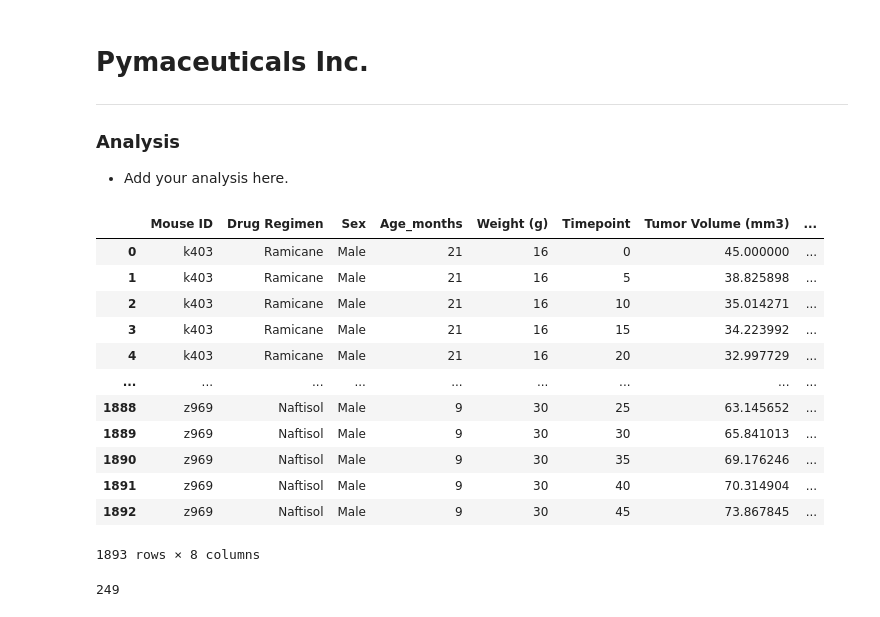
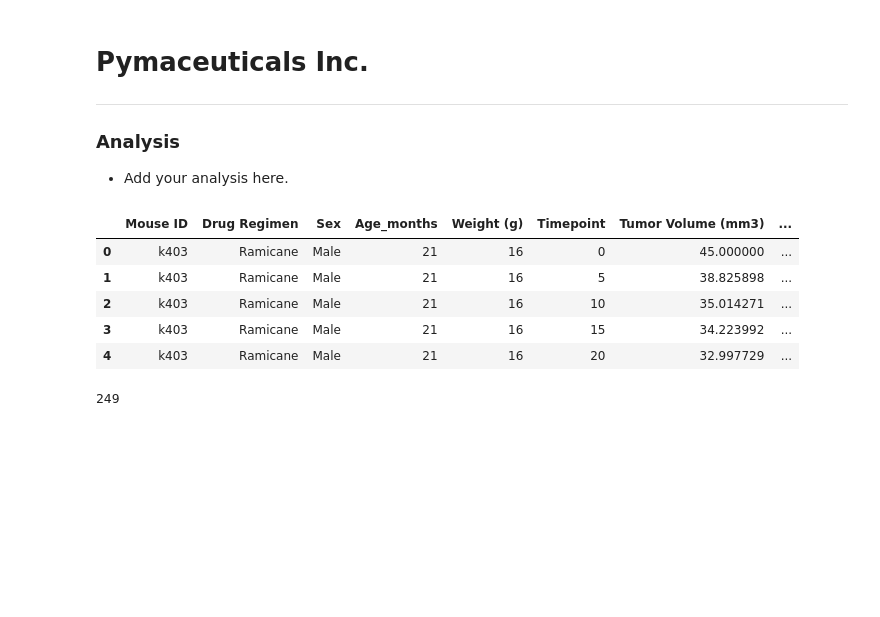
Before and after one commit to Oleslamburger/Module5-challenge, a Jupyter notebook: Starter_Code 3/pymaceuticals_starter_Analysis.ipynb, the cells around one changed output. Drawn from its saved outputs; the diff is of its cells as text; code cells hidden in the pictures; blank space fills up the shorter version.

```diff
--- a/Starter_Code 3/pymaceuticals_starter_Analysis.ipynb
+++ b/Starter_Code 3/pymaceuticals_starter_Analysis.ipynb
@@ -8,38 +8,33 @@
 # %%
 # Dependencies and Setup
 import matplotlib.pyplot as plt
+import numpy as np
 import pandas as pd
 import scipy.stats as st
 from pathlib import Path
+from scipy.stats import linregress
 
 # Study data files
 mouse_metadata_path = Path('./Pymaceuticals/data/Mouse_metadata.csv')
 study_results_path = Path('./Pymaceuticals/data/Study_results.csv')
 
 
 # Read the mouse data and the study results
 mouse_metadata = pd.read_csv(mouse_metadata_path)
 study_results = pd.read_csv(study_results_path)
 
 # Combine the data into a single DataFrame
-Pymaceuticals_DF = pd.merge(mouse_metadata, study_results, how='left', on=["Mouse ID"])
+Pymaceuticals_DF = pd.merge(mouse_metadata, study_results, how='outer', on=["Mouse ID"])
 
 # Display the data table for preview
-Pymaceuticals_DF
+Pymaceuticals_DF.head()
 # %% [output]
 |  | Mouse ID | Drug Regimen | Sex | Age_months | Weight (g) | Timepoint | Tumor Volume (mm3) | ... |
 | 0 | k403 | Ramicane | Male | 21 | 16 | 0 | 45.000000 | ... |
 | 1 | k403 | Ramicane | Male | 21 | 16 | 5 | 38.825898 | ... |
 | 2 | k403 | Ramicane | Male | 21 | 16 | 10 | 35.014271 | ... |
 | 3 | k403 | Ramicane | Male | 21 | 16 | 15 | 34.223992 | ... |
 | 4 | k403 | Ramicane | Male | 21 | 16 | 20 | 32.997729 | ... |
-| ... | ... | ... | ... | ... | ... | ... | ... | ... |
-| 1888 | z969 | Naftisol | Male | 9 | 30 | 25 | 63.145652 | ... |
-| 1889 | z969 | Naftisol | Male | 9 | 30 | 30 | 65.841013 | ... |
-| 1890 | z969 | Naftisol | Male | 9 | 30 | 35 | 69.176246 | ... |
-| 1891 | z969 | Naftisol | Male | 9 | 30 | 40 | 70.314904 | ... |
-| 1892 | z969 | Naftisol | Male | 9 | 30 | 45 | 73.867845 | ... |
-1893 rows × 8 columns
 # %%
 # Checking the number of mice.
 len(Pymaceuticals_DF["Mouse ID"].unique())
```
Also changed, not shown: parts of 19 cells of this notebook, 3 other files.
